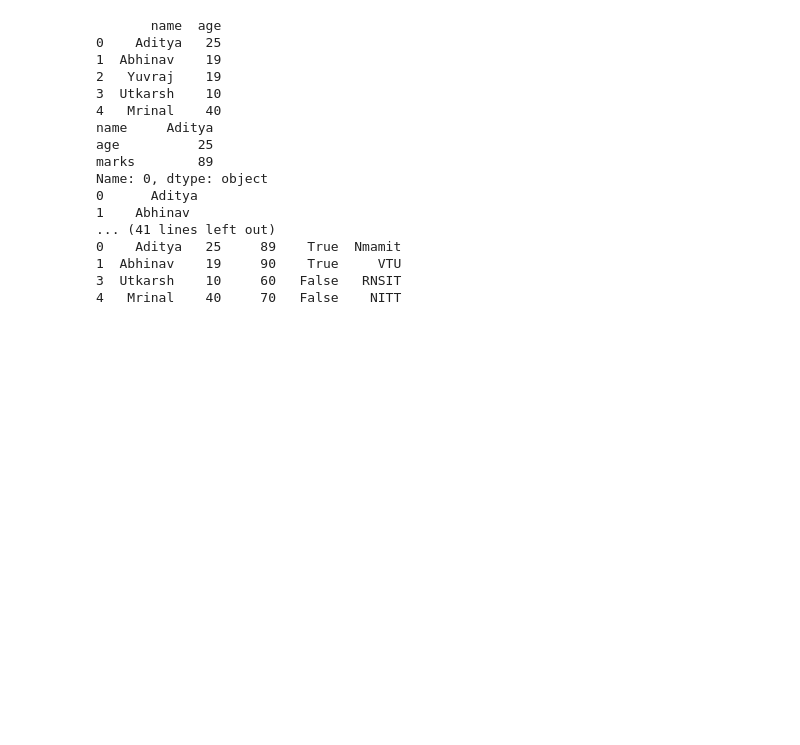
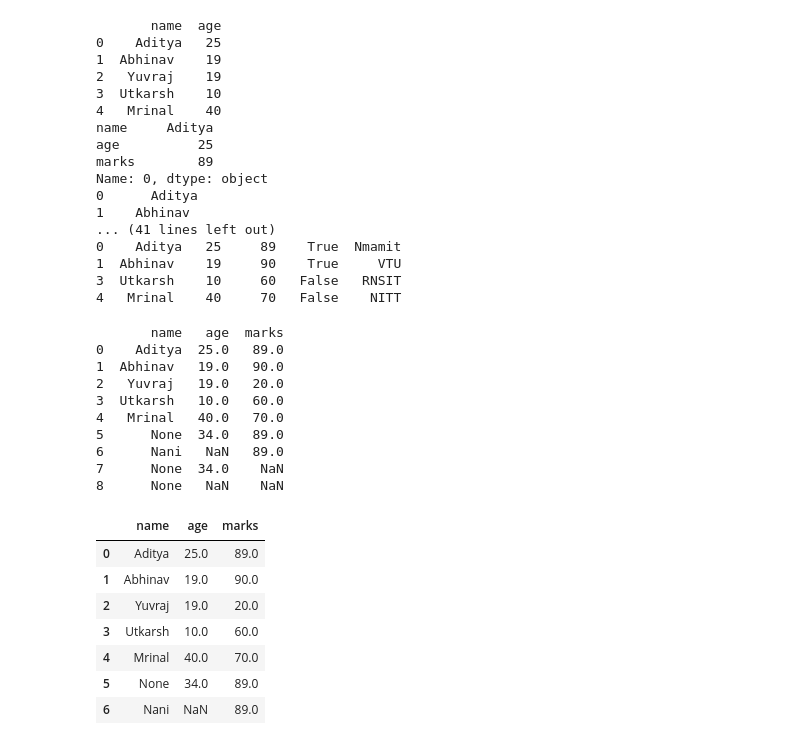
Before and after one commit to AdityaUjjawalThakur/NumPy, a Jupyter notebook: pandas1.ipynb, the cells around one changed output. Cells and saved outputs as stored; diff of their text form; code cells hidden in the pictures; blank space fills up the shorter version.

```diff
--- a/pandas1.ipynb
+++ b/pandas1.ipynb
@@ -127,3 +127,47 @@ Name: 0, dtype: object
 1  Abhinav    19     90    True     VTU
 3  Utkarsh    10     60   False   RNSIT
 4   Mrinal    40     70   False    NITT
+# %%
+#handling missing data in dataframe
+import pandas as pd
+df4=pd.DataFrame([
+    {"name":"Aditya","age":25,"marks":89},
+    {"name":"Abhinav ","age":19,"marks":90},
+    {"name":"Yuvraj ","age":19,"marks":20},
+    {"name":"Utkarsh ","age":10,"marks":60},
+    {"name":"Mrinal ","age":40,"marks":70},
+    {"name":None,"age":34,"marks":89},
+    {"name":"Nani","age":None,"marks":89},
+    {"name":None,"age":34,"marks":None},
+    {"name":None,"age":None,"marks":None}
+
+])
+print(df4)
+df4.isnull()
+df4.notnull()
+#drop entire row if any value is missing
+# df4.dropna()
+#df4.dropna(axis=1) drop columnn with missiikng values
+#drop rows only if it is fully empty
+# df4.dropna(how="all")
+# to remove rows where values of specific column is nan
+df4.dropna(subset=["marks"])
+# %% [output]
+       name   age  marks
+0    Aditya  25.0   89.0
+1  Abhinav   19.0   90.0
+2   Yuvraj   19.0   20.0
+3  Utkarsh   10.0   60.0
+4   Mrinal   40.0   70.0
+5      None  34.0   89.0
+6      Nani   NaN   89.0
+7      None  34.0    NaN
+8      None   NaN    NaN
+|  | name | age | marks |
+| 0 | Aditya | 25.0 | 89.0 |
+| 1 | Abhinav | 19.0 | 90.0 |
+| 2 | Yuvraj | 19.0 | 20.0 |
+| 3 | Utkarsh | 10.0 | 60.0 |
+| 4 | Mrinal | 40.0 | 70.0 |
+| 5 | None | 34.0 | 89.0 |
+| 6 | Nani | NaN | 89.0 |
```
Also changed, not shown: parts of 6 cells of this notebook.
